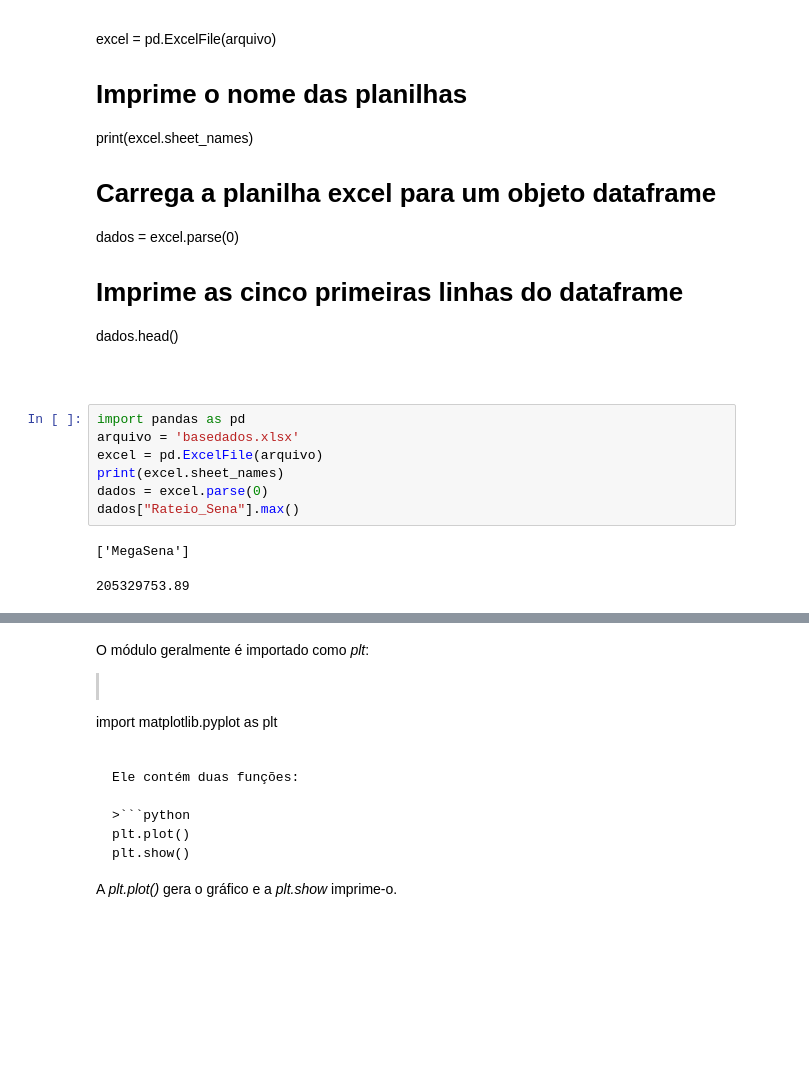
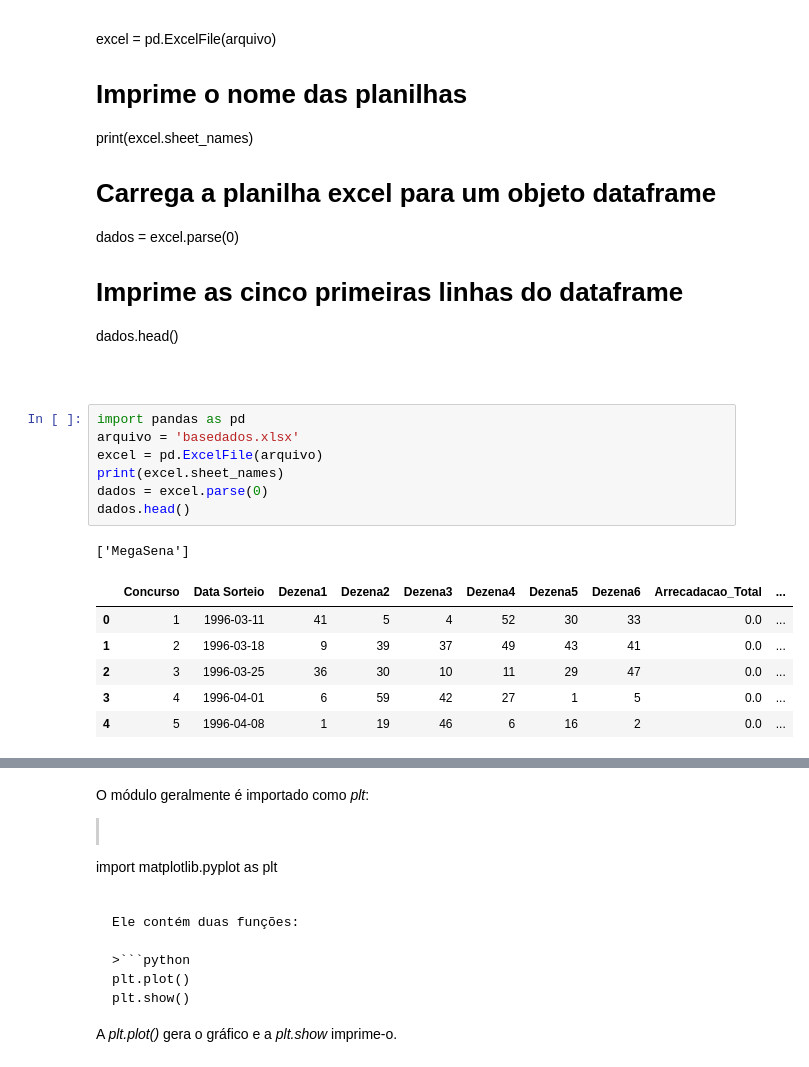
Before and after one commit to gabrielqap/analise-megasena, a Jupyter notebook: Trabalho extra - Unidade 1.ipynb, the cells around one changed output, grey strips where cells are left out. Drawn from its saved outputs; the diff is of its cells as text; blank space fills up the shorter version.

```diff
--- a/Trabalho extra - Unidade 1.ipynb
+++ b/Trabalho extra - Unidade 1.ipynb
@@ -29,10 +29,15 @@ dados.head()
 # %%
 import pandas as pd
 arquivo = 'basedados.xlsx'
 excel = pd.ExcelFile(arquivo)
 print(excel.sheet_names)
 dados = excel.parse(0)
-dados["Rateio_Sena"].max()
+dados.head()
 # %% [output]
 ['MegaSena']
-205329753.89
+|  | Concurso | Data Sorteio | Dezena1 | Dezena2 | Dezena3 | Dezena4 | Dezena5 | Dezena6 | Arrecadacao_Total | ... |
+| 0 | 1 | 1996-03-11 | 41 | 5 | 4 | 52 | 30 | 33 | 0.0 | ... |
+| 1 | 2 | 1996-03-18 | 9 | 39 | 37 | 49 | 43 | 41 | 0.0 | ... |
+| 2 | 3 | 1996-03-25 | 36 | 30 | 10 | 11 | 29 | 47 | 0.0 | ... |
+| 3 | 4 | 1996-04-01 | 6 | 59 | 42 | 27 | 1 | 5 | 0.0 | ... |
+| 4 | 5 | 1996-04-08 | 1 | 19 | 46 | 6 | 16 | 2 | 0.0 | ... |
```
Also changed, not shown: parts of 17 cells of this notebook.
